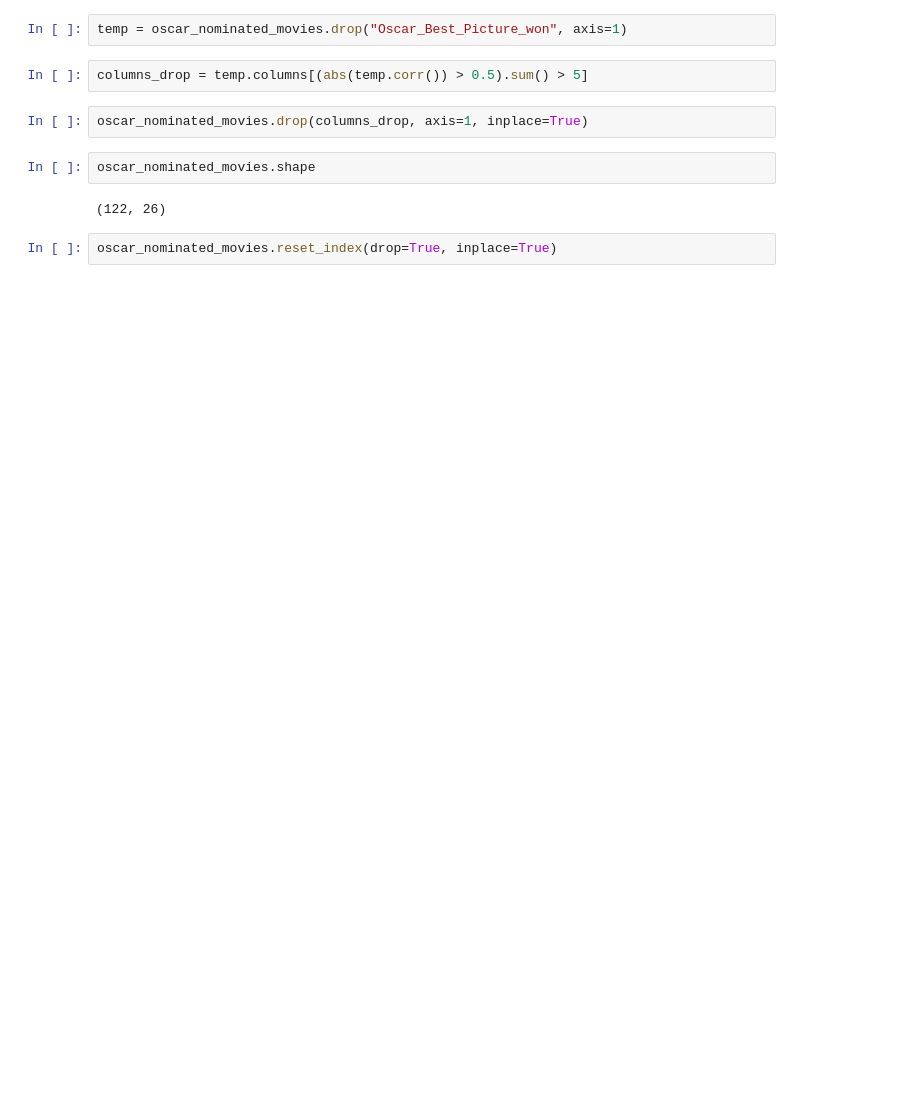
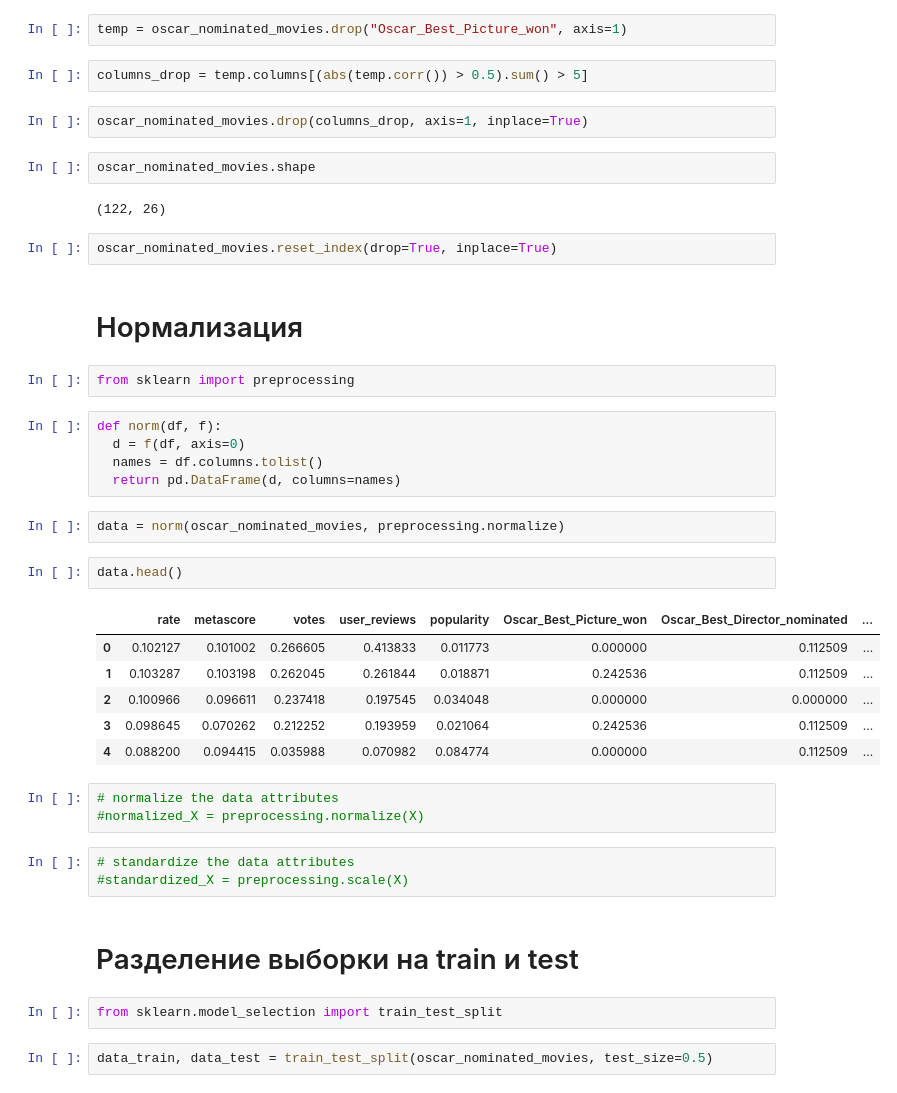
Before and after one commit to jdenisova/Oscar_nominated_movies, a Jupyter notebook: oscar_movies_research.ipynb, the cells around one changed output. Drawn from its saved outputs; the diff is of its cells as text; blank space fills up the shorter version.

```diff
--- a/oscar_movies_research.ipynb
+++ b/oscar_movies_research.ipynb
@@ -354,3 +354,35 @@ oscar_nominated_movies.shape
 (122, 26)
 # %%
 oscar_nominated_movies.reset_index(drop=True, inplace=True)
+# %% [markdown]
+# Нормализация
+# %%
+from sklearn import preprocessing
+# %%
+def norm(df, f):
+  d = f(df, axis=0)
+  names = df.columns.tolist()
+  return pd.DataFrame(d, columns=names)
+# %%
+data = norm(oscar_nominated_movies, preprocessing.normalize)
+# %%
+data.head()
+# %% [output]
+|  | rate | metascore | votes | user_reviews | popularity | Oscar_Best_Picture_won | Oscar_Best_Director_nominated | ... |
+| 0 | 0.102127 | 0.101002 | 0.266605 | 0.413833 | 0.011773 | 0.000000 | 0.112509 | ... |
+| 1 | 0.103287 | 0.103198 | 0.262045 | 0.261844 | 0.018871 | 0.242536 | 0.112509 | ... |
+| 2 | 0.100966 | 0.096611 | 0.237418 | 0.197545 | 0.034048 | 0.000000 | 0.000000 | ... |
+| 3 | 0.098645 | 0.070262 | 0.212252 | 0.193959 | 0.021064 | 0.242536 | 0.112509 | ... |
+| 4 | 0.088200 | 0.094415 | 0.035988 | 0.070982 | 0.084774 | 0.000000 | 0.112509 | ... |
+# %%
+# normalize the data attributes
+#normalized_X = preprocessing.normalize(X)
+# %%
+# standardize the data attributes
+#standardized_X = preprocessing.scale(X)
+# %% [markdown]
+# Разделение выборки на train и test
+# %%
+from sklearn.model_selection import train_test_split
+# %%
+data_train, data_test = train_test_split(oscar_nominated_movies, test_size=0.5)
```
Also changed, not shown: parts of 32 cells of this notebook.
